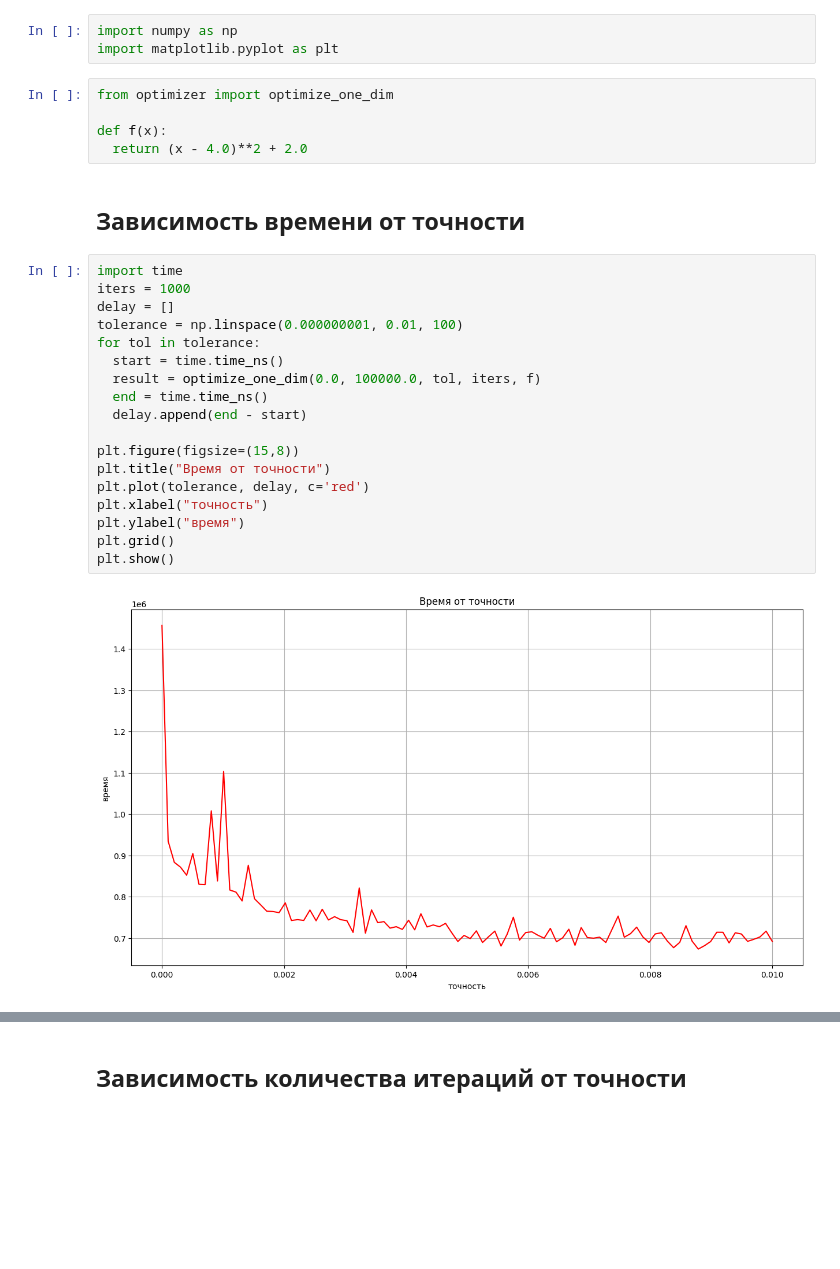
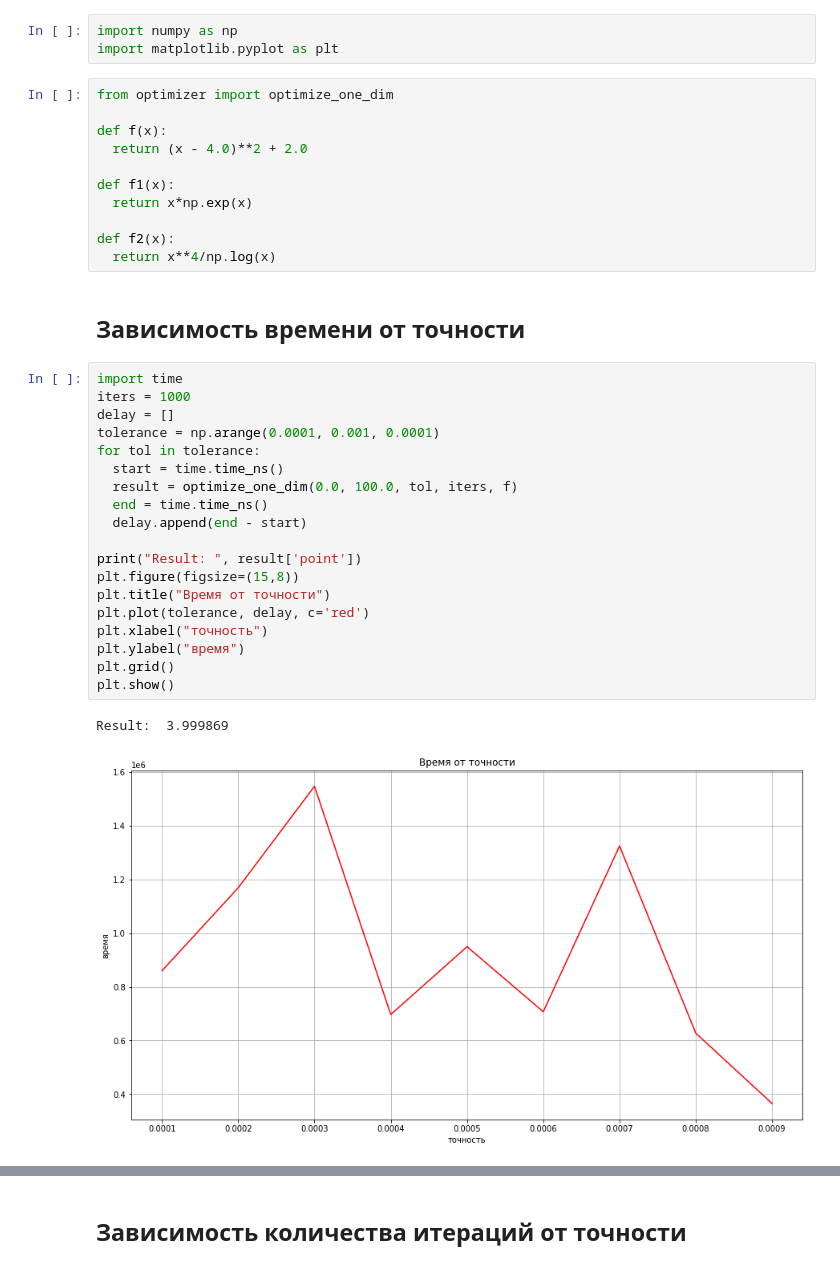
Before and after one commit to Egor200313/optimization, a Jupyter notebook: one_dim/fibonacci_method.ipynb, the cells around one changed output, grey strips where cells are left out. Cells and saved outputs as stored; diff of their text form; blank space fills up the shorter version.

```diff
--- a/one_dim/fibonacci_method.ipynb
+++ b/one_dim/fibonacci_method.ipynb
@@ -36,25 +36,33 @@ from optimizer import optimize_one_dim
 
 def f(x):
   return (x - 4.0)**2 + 2.0
+
+def f1(x):
+  return x*np.exp(x)
+
+def f2(x):
+  return x**4/np.log(x)
 # %% [markdown]
 ## Зависимость времени от точности
 # %%
 import time
 iters = 1000
 delay = []
-tolerance = np.linspace(0.000000001, 0.01, 100)
+tolerance = np.arange(0.0001, 0.001, 0.0001)
 for tol in tolerance:
   start = time.time_ns()
-  result = optimize_one_dim(0.0, 100000.0, tol, iters, f)
+  result = optimize_one_dim(0.0, 100.0, tol, iters, f)
   end = time.time_ns()
   delay.append(end - start)
 
+print("Result: ", result['point'])
 plt.figure(figsize=(15,8))
 plt.title("Время от точности")
 plt.plot(tolerance, delay, c='red')
 plt.xlabel("точность")
 plt.ylabel("время")
 plt.grid()
 plt.show()
 # %% [output]
+Result:  3.999869
-[figure, old version]
+[figure, new version]
```
Also changed, not shown: parts of 5 cells of this notebook.
